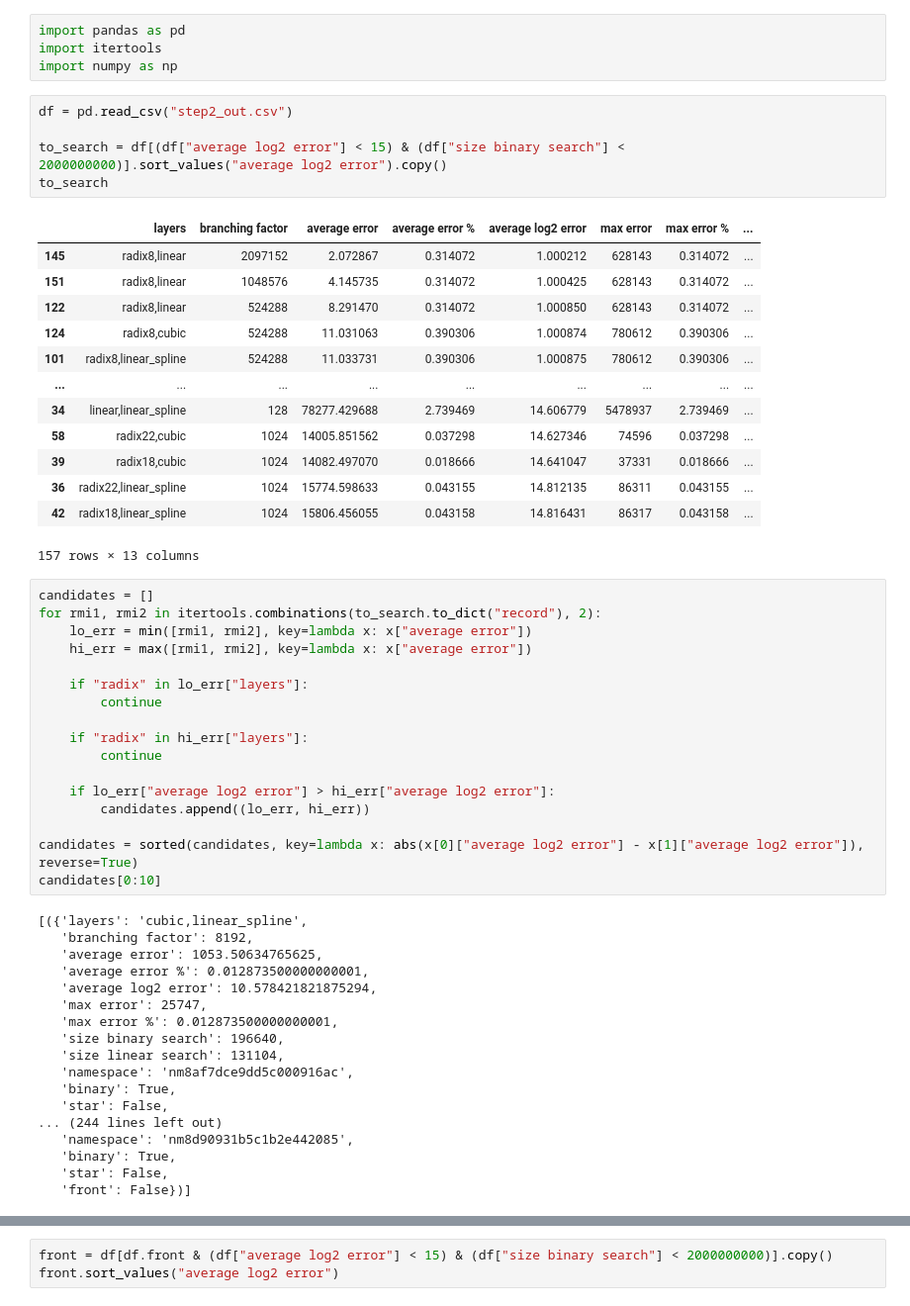
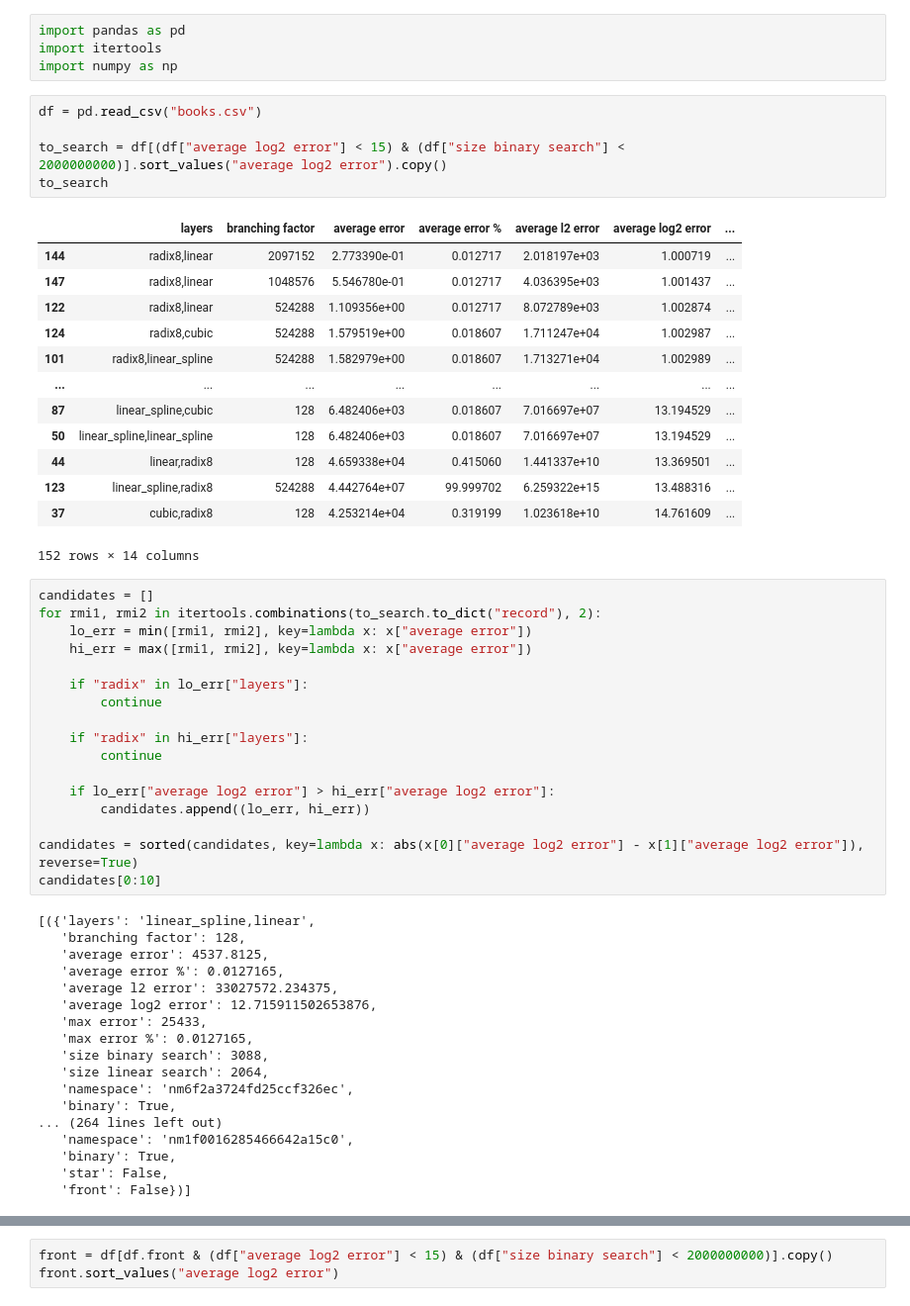
Before and after one commit to learnedsystems/RMI, a Jupyter notebook: optimizer/Untitled.ipynb, the cells around one changed output, grey strips where cells are left out. Shown at 99% size. Saved outputs shown, nothing was run; the diff lists cells and outputs as text.

```diff
--- a/optimizer/Untitled.ipynb
+++ b/optimizer/Untitled.ipynb
@@ -3,24 +3,24 @@ import pandas as pd
 import itertools
 import numpy as np
 # %%
-df = pd.read_csv("step2_out.csv")
+df = pd.read_csv("books.csv")
 
 to_search = df[(df["average log2 error"] < 15) & (df["size binary search"] < 2000000000)].sort_values("average log2 error").copy()
 to_search
 # %% [output]
-|  | layers | branching factor | average error | average error % | average log2 error | max error | max error % | ... |
-| 145 | radix8,linear | 2097152 | 2.072867 | 0.314072 | 1.000212 | 628143 | 0.314072 | ... |
-| 151 | radix8,linear | 1048576 | 4.145735 | 0.314072 | 1.000425 | 628143 | 0.314072 | ... |
-| 122 | radix8,linear | 524288 | 8.291470 | 0.314072 | 1.000850 | 628143 | 0.314072 | ... |
-| 124 | radix8,cubic | 524288 | 11.031063 | 0.390306 | 1.000874 | 780612 | 0.390306 | ... |
-| 101 | radix8,linear_spline | 524288 | 11.033731 | 0.390306 | 1.000875 | 780612 | 0.390306 | ... |
-| ... | ... | ... | ... | ... | ... | ... | ... | ... |
-| 34 | linear,linear_spline | 128 | 78277.429688 | 2.739469 | 14.606779 | 5478937 | 2.739469 | ... |
-| 58 | radix22,cubic | 1024 | 14005.851562 | 0.037298 | 14.627346 | 74596 | 0.037298 | ... |
-| 39 | radix18,cubic | 1024 | 14082.497070 | 0.018666 | 14.641047 | 37331 | 0.018666 | ... |
-| 36 | radix22,linear_spline | 1024 | 15774.598633 | 0.043155 | 14.812135 | 86311 | 0.043155 | ... |
-| 42 | radix18,linear_spline | 1024 | 15806.456055 | 0.043158 | 14.816431 | 86317 | 0.043158 | ... |
+|  | layers | branching factor | average error | average error % | average l2 error | average log2 error | ... |
+| 144 | radix8,linear | 2097152 | 2.773390e-01 | 0.012717 | 2.018197e+03 | 1.000719 | ... |
+| 147 | radix8,linear | 1048576 | 5.546780e-01 | 0.012717 | 4.036395e+03 | 1.001437 | ... |
+| 122 | radix8,linear | 524288 | 1.109356e+00 | 0.012717 | 8.072789e+03 | 1.002874 | ... |
+| 124 | radix8,cubic | 524288 | 1.579519e+00 | 0.018607 | 1.711247e+04 | 1.002987 | ... |
+| 101 | radix8,linear_spline | 524288 | 1.582979e+00 | 0.018607 | 1.713271e+04 | 1.002989 | ... |
+| ... | ... | ... | ... | ... | ... | ... | ... |
+| 87 | linear_spline,cubic | 128 | 6.482406e+03 | 0.018607 | 7.016697e+07 | 13.194529 | ... |
+| 50 | linear_spline,linear_spline | 128 | 6.482406e+03 | 0.018607 | 7.016697e+07 | 13.194529 | ... |
+| 44 | linear,radix8 | 128 | 4.659338e+04 | 0.415060 | 1.441337e+10 | 13.369501 | ... |
+| 123 | linear_spline,radix8 | 524288 | 4.442764e+07 | 99.999702 | 6.259322e+15 | 13.488316 | ... |
+| 37 | cubic,radix8 | 128 | 4.253214e+04 | 0.319199 | 1.023618e+10 | 14.761609 | ... |
-157 rows × 13 columns
+152 rows × 14 columns
 # %%
 candidates = []
 for rmi1, rmi2 in itertools.combinations(to_search.to_dict("record"), 2):
@@ -39,20 +39,20 @@ for rmi1, rmi2 in itertools.combinations(to_search.to_dict("record"), 2):
 candidates = sorted(candidates, key=lambda x: abs(x[0]["average log2 error"] - x[1]["average log2 error"]), reverse=True)
 candidates[0:10]
 # %% [output]
-[({'layers': 'cubic,linear_spline',
-   'branching factor': 8192,
-   'average error': 1053.50634765625,
-   'average error %': 0.012873500000000001,
-   'average log2 error': 10.578421821875294,
-   'max error': 25747,
-   'max error %': 0.012873500000000001,
-   'size binary search': 196640,
-   'size linear search': 131104,
-   'namespace': 'nm8af7dce9dd5c000916ac',
+[({'layers': 'linear_spline,linear',
+   'branching factor': 128,
+   'average error': 4537.8125,
+   'average error %': 0.0127165,
+   'average l2 error': 33027572.234375,
+   'average log2 error': 12.715911502653876,
+   'max error': 25433,
+   'max error %': 0.0127165,
+   'size binary search': 3088,
+   'size linear search': 2064,
+   'namespace': 'nm6f2a3724fd25ccf326ec',
    'binary': True,
-   'star': False,
-... (244 lines left out)
-   'namespace': 'nm8d90931b5c1b2e442085',
+... (264 lines left out)
+   'namespace': 'nm1f0016285466642a15c0',
    'binary': True,
    'star': False,
    'front': False})]
```
Also changed, not shown: parts of 1 cell of this notebook, 1 other file.
